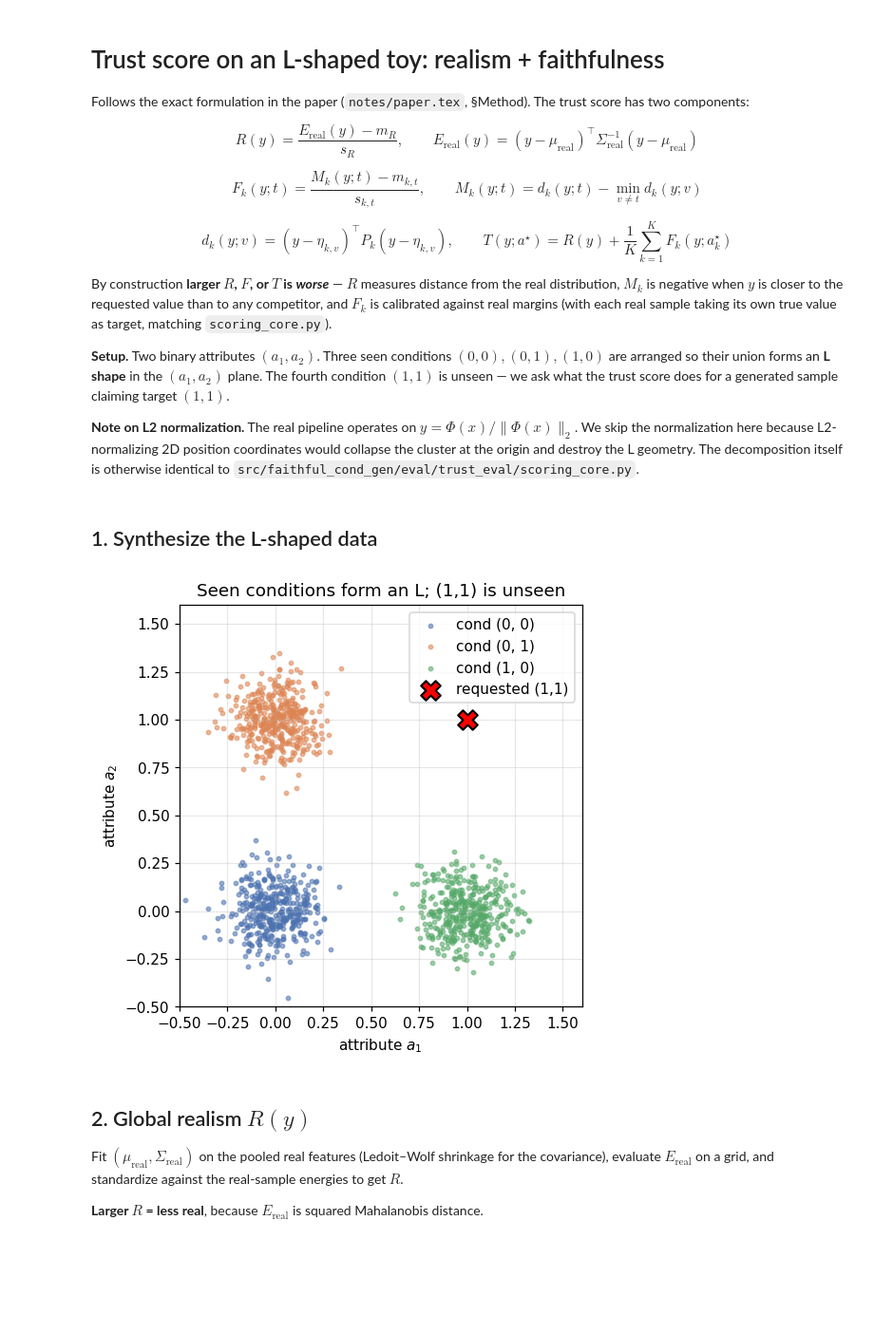
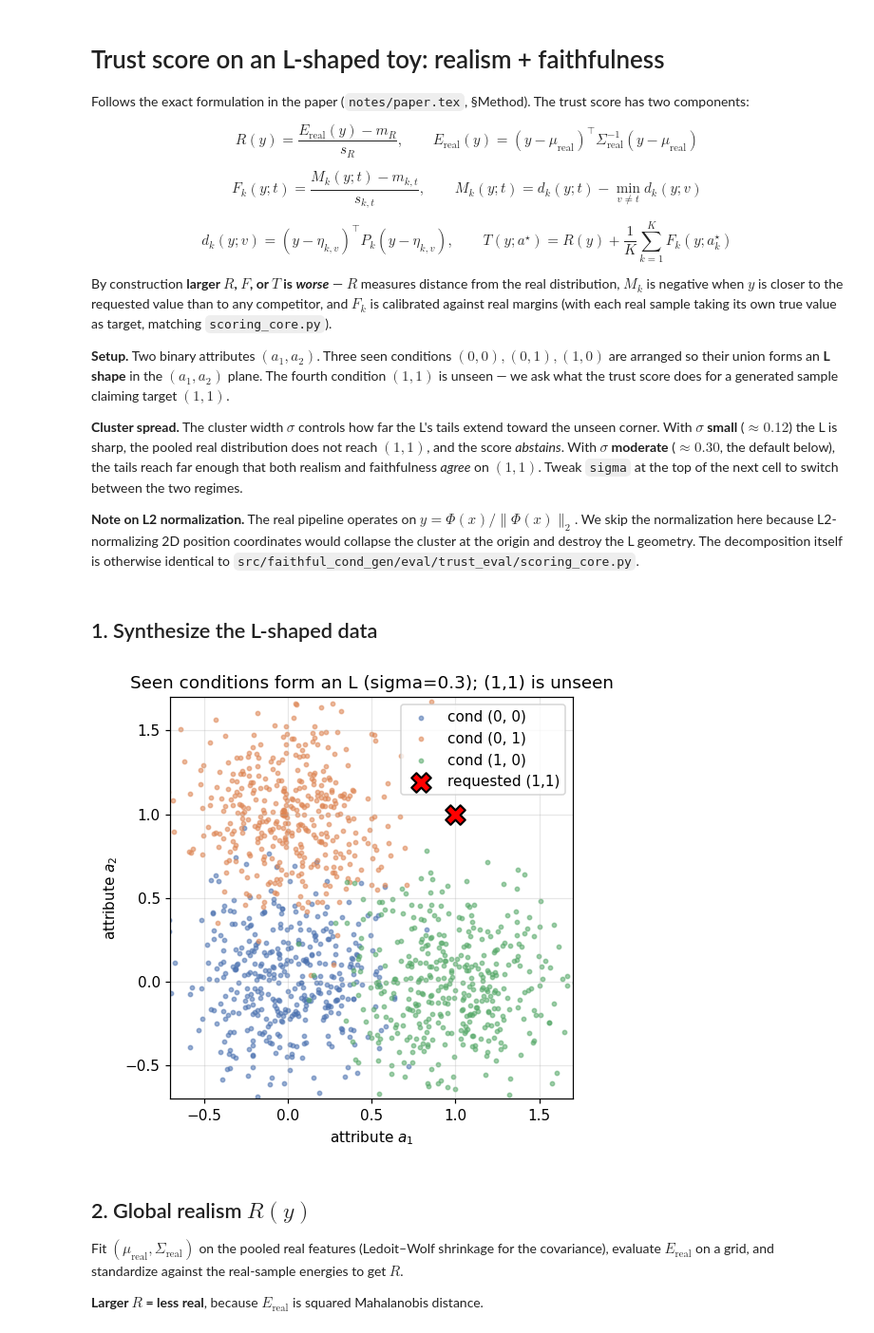
Before and after one commit to berkerdemirel/faithful-cond-gen, a Jupyter notebook: demo/trust_score_l_shape.ipynb, the cells around one changed output. Shown at 95% size. Cells and saved outputs as stored; diff of their text form; code cells hidden in the pictures; blank space fills up the shorter version.

```diff
--- a/demo/trust_score_l_shape.ipynb
+++ b/demo/trust_score_l_shape.ipynb
@@ -13,6 +13,8 @@ By construction **larger $R$, $F$, or $T$ is *worse*** — $R$ measures distance
 
 **Setup.** Two binary attributes $(a_1, a_2)$. Three seen conditions $(0,0), (0,1), (1,0)$ are arranged so their union forms an **L shape** in the $(a_1, a_2)$ plane. The fourth condition $(1,1)$ is unseen — we ask what the trust score does for a generated sample claiming target $(1,1)$.
 
+**Cluster spread.** The cluster width $\sigma$ controls how far the L's tails extend toward the unseen corner. With **$\sigma$ small** ($\approx 0.12$) the L is sharp, the pooled real distribution does not reach $(1,1)$, and the score *abstains*. With **$\sigma$ moderate** ($\approx 0.30$, the default below), the tails reach far enough that both realism and faithfulness *agree* on $(1,1)$. Tweak `sigma` at the top of the next cell to switch between the two regimes.
+
 **Note on L2 normalization.** The real pipeline operates on $y = \Phi(x)/\|\Phi(x)\|_2$. We skip the normalization here because L2-normalizing 2D position coordinates would collapse the cluster at the origin and destroy the L geometry. The decomposition itself is otherwise identical to `src/faithful_cond_gen/eval/trust_eval/scoring_core.py`.
 # %%
 import numpy as np
@@ -31,7 +33,7 @@ means = {
     (0, 1): np.array([0.0, 1.0]),
     (1, 0): np.array([1.0, 0.0]),
 }
-sigma = 0.12  # tight clusters so the L is clearly visible
+sigma = 0.30  # try 0.12 for the 'abstain' regime; 0.30 brings (1,1) into agreement
 n_per = 400
 
 X_by_cond = {
@@ -48,21 +50,21 @@ TARGET = (1, 1)  # the unseen request
 # %%
 fig, ax = plt.subplots(figsize=(5, 5))
 colors = ['#4c72b0', '#dd8452', '#55a868']
 for (cond, pts), c in zip(X_by_cond.items(), colors):
     ax.scatter(pts[:, 0], pts[:, 1], s=8, alpha=0.55, color=c,
                label=f'cond {cond}')
 ax.scatter(*TARGET, marker='X', s=180, color='red', edgecolor='black',
            linewidth=1.4, zorder=5, label='requested (1,1)')
 ax.set_xlabel(r'attribute $a_1$')
 ax.set_ylabel(r'attribute $a_2$')
-ax.set_xlim(-0.5, 1.6); ax.set_ylim(-0.5, 1.6)
+ax.set_xlim(-0.7, 1.7); ax.set_ylim(-0.7, 1.7)
 ax.set_aspect('equal')
 ax.grid(alpha=0.3)
 ax.legend(loc='upper right', frameon=True)
-ax.set_title('Seen conditions form an L; (1,1) is unseen')
+ax.set_title(f'Seen conditions form an L (sigma={sigma}); (1,1) is unseen')
 plt.show()
 # %% [output]
-[figure, old version]
+[figure, new version]
 # %% [markdown]
 ## 2. Global realism $R(y)$
 
```
Also changed, not shown: parts of 4 cells of this notebook, 1 other file.
